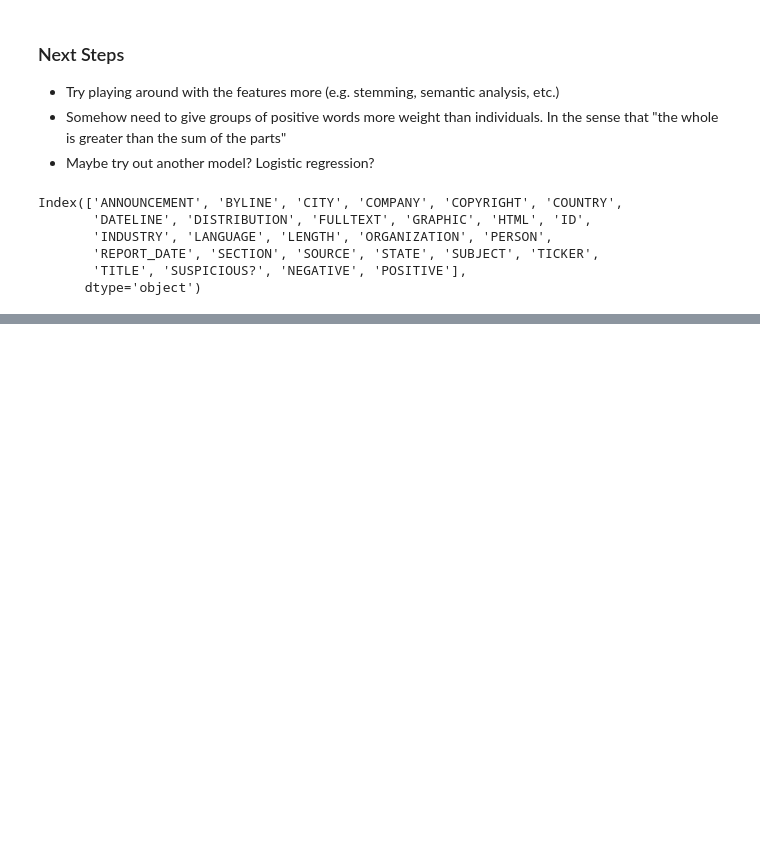
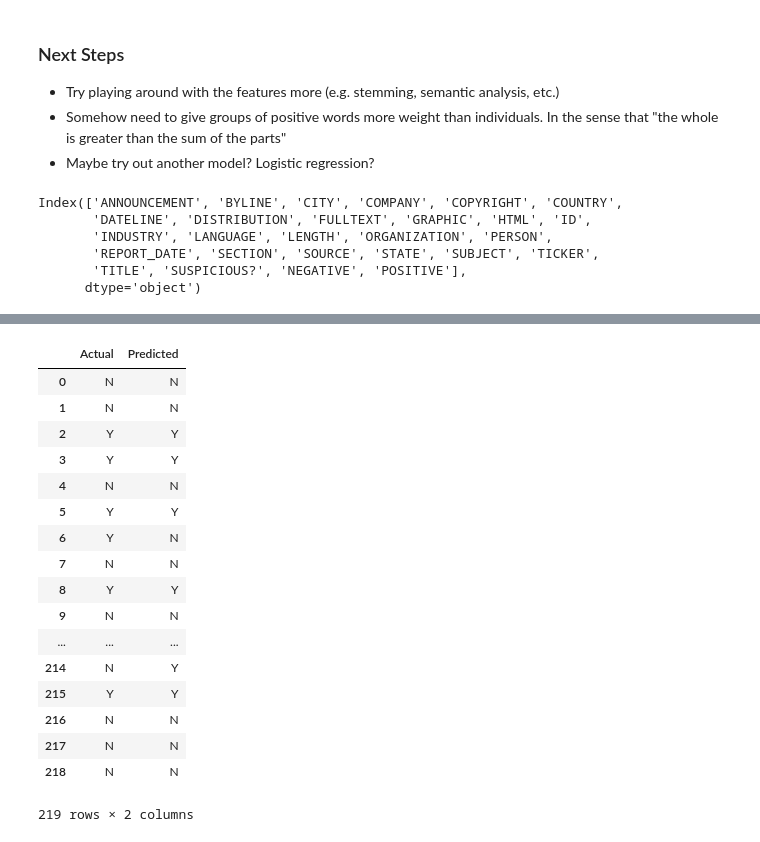
Before and after one commit to christopher-cao/nlp_project, a Jupyter notebook: February 27 - Initial Filtering.ipynb, the cells around one changed output, grey strips where cells are left out. Saved outputs shown, nothing was run; the diff lists cells and outputs as text; code cells hidden in the pictures; blank space fills up the shorter version.

```diff
--- a/February 27 - Initial Filtering.ipynb
+++ b/February 27 - Initial Filtering.ipynb
@@ -389,0 +554,26 @@ print(log_model.coef_)
+# %%
+test_predictions_array = log_model1.predict(test_features)
+test_predictions = pd.DataFrame(test_predictions_array)
+
+final = pd.concat([final_test['ANNOUNCEMENT'], test_predictions], axis=1)
+final.columns = ['Actual', 'Predicted']
+final
+# %% [output]
+|  | Actual | Predicted |
+| 0 | N | N |
+| 1 | N | N |
+| 2 | Y | Y |
+| 3 | Y | Y |
+| 4 | N | N |
+| 5 | Y | Y |
+| 6 | Y | N |
+| 7 | N | N |
+| 8 | Y | Y |
+| 9 | N | N |
+| ... | ... | ... |
+| 214 | N | Y |
+| 215 | Y | Y |
+| 216 | N | N |
+| 217 | N | N |
+| 218 | N | N |
+219 rows × 2 columns
```
Also changed, not shown: parts of 19 cells of this notebook.
